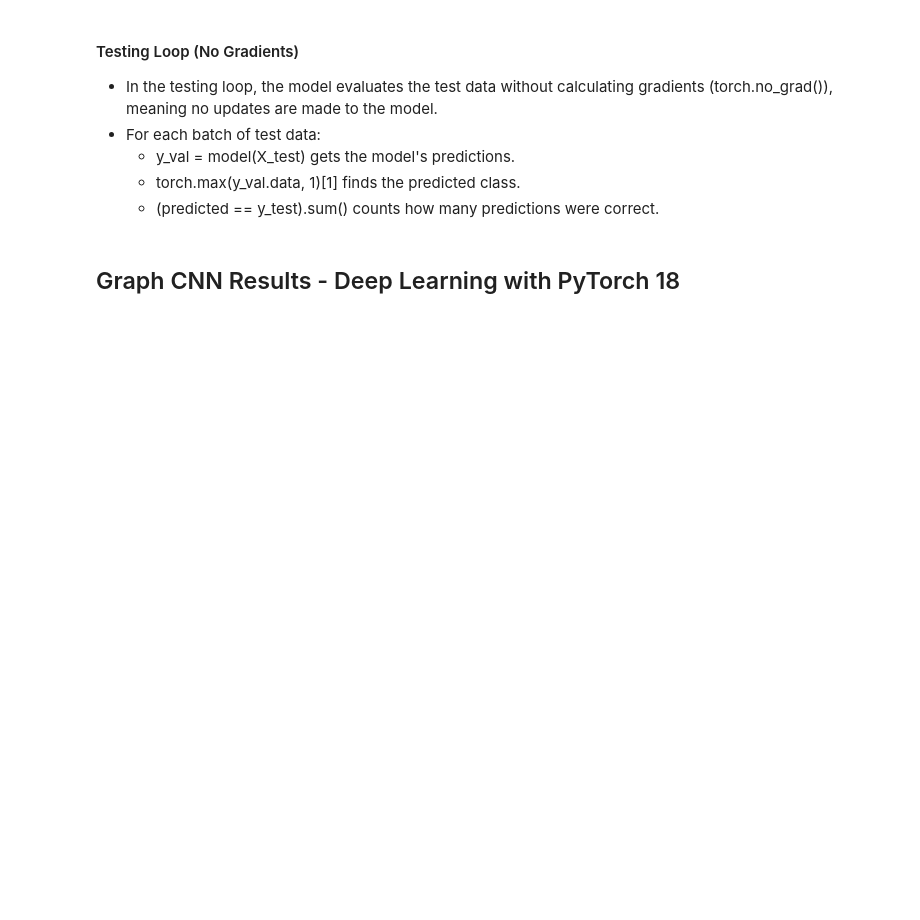
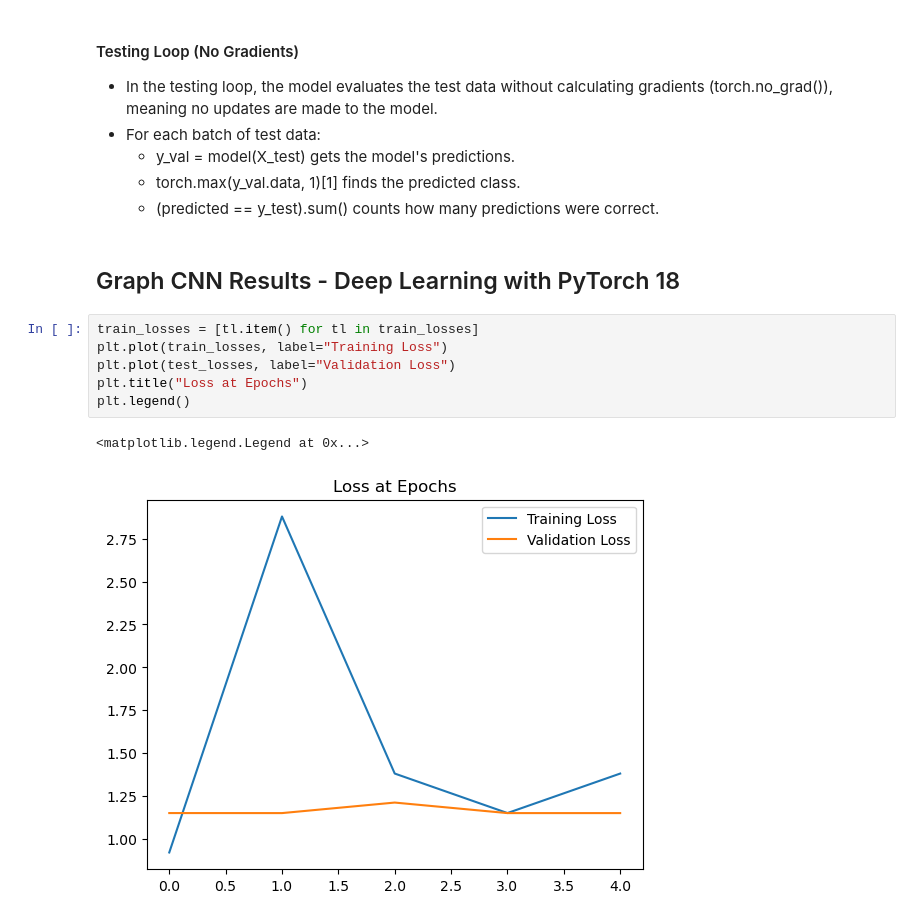
Before and after one commit to YERAN0105/Torch-Tut-Codemy.com, a Jupyter notebook: CNN.ipynb, the cells around one changed output. Drawn from its saved outputs; the diff is of its cells as text; blank space fills up the shorter version.

Commit message:
graphing CNN results

```diff
--- a/CNN.ipynb
+++ b/CNN.ipynb
@@ -274,3 +274,12 @@ trainng time took 3.4327731649080913 miniutes!
     - (predicted == y_test).sum() counts how many predictions were correct.
 # %% [markdown]
 ## Graph CNN Results - Deep Learning with PyTorch 18
+# %%
+train_losses = [tl.item() for tl in train_losses]
+plt.plot(train_losses, label="Training Loss")
+plt.plot(test_losses, label="Validation Loss")
+plt.title("Loss at Epochs")
+plt.legend()
+# %% [output]
+<matplotlib.legend.Legend at 0x...>
+[figure, added]
```
Also changed, not shown: parts of 1 cell of this notebook.
